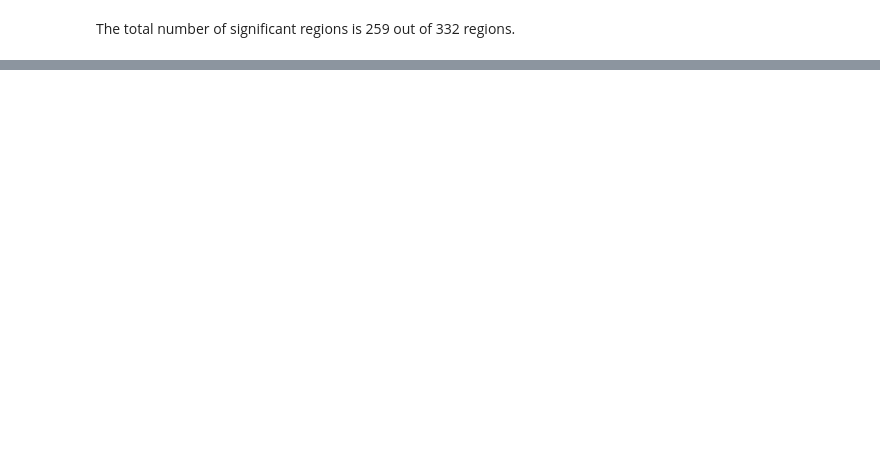
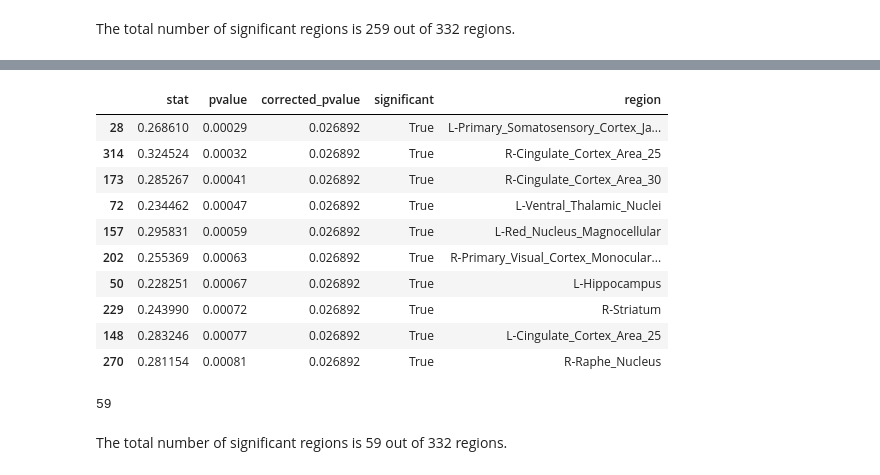
Before and after one commit to neurodata/badea-mouse, a Jupyter notebook: docs/2023-03-01-volume-differences.ipynb, the cells around one changed output, grey strips where cells are left out. Saved outputs shown, nothing was run; the diff lists cells and outputs as text; code cells hidden in the pictures; blank space fills up the shorter version.

```diff
--- a/docs/2023-03-01-volume-differences.ipynb
+++ b/docs/2023-03-01-volume-differences.ipynb
@@ -230,0 +340,43 @@ The total number of significant regions is 259 out of 332 regions.
+# %%
+res = Parallel(-1, verbose=0)(
+    delayed(worker)(apoe2[:, i, :], apoe3[:, i, :], apoe4[:, i, :], reps=100000)
+    for i in range(apoe2.shape[1])
+)
+
+region_df = pd.DataFrame(res, columns=["stat", "pvalue"])
+
+region_df["idx"] = np.arange(apoe2.shape[1])
+
+for idx, row in region_df.iterrows():
+    loc = row["idx"]
+    region = vertex_df.loc[loc, ["Hemisphere", "Structure"]]
+
+    region_df.loc[idx, "region"] = "-".join(region.values)
+
+significant, corrected_pvalue, _, _ = multipletests(region_df.pvalue, method="fdr_bh")
+region_df["corrected_pvalue"] = corrected_pvalue
+region_df["significant"] = significant
+
+region_df = region_df[["stat", "pvalue", "corrected_pvalue", "significant", "region"]]
+
+region_df.to_csv("../outs/fa_vertex.csv", index=False)
+# %%
+region_df.sort_values(["pvalue", "stat"], ascending=[True, False]).head(10)
+# %% [output]
+|  | stat | pvalue | corrected_pvalue | significant | region |
+| 28 | 0.268610 | 0.00029 | 0.026892 | True | L-Primary_Somatosensory_Cortex_Ja... |
+| 314 | 0.324524 | 0.00032 | 0.026892 | True | R-Cingulate_Cortex_Area_25 |
+| 173 | 0.285267 | 0.00041 | 0.026892 | True | R-Cingulate_Cortex_Area_30 |
+| 72 | 0.234462 | 0.00047 | 0.026892 | True | L-Ventral_Thalamic_Nuclei |
+| 157 | 0.295831 | 0.00059 | 0.026892 | True | L-Red_Nucleus_Magnocellular |
+| 202 | 0.255369 | 0.00063 | 0.026892 | True | R-Primary_Visual_Cortex_Monocular... |
+| 50 | 0.228251 | 0.00067 | 0.026892 | True | L-Hippocampus |
+| 229 | 0.243990 | 0.00072 | 0.026892 | True | R-Striatum |
+| 148 | 0.283246 | 0.00077 | 0.026892 | True | L-Cingulate_Cortex_Area_25 |
+| 270 | 0.281154 | 0.00081 | 0.026892 | True | R-Raphe_Nucleus |
+# %%
+(region_df.significant).sum()
+# %% [output]
+59
+# %% [markdown]
+The total number of significant regions is 59 out of 332 regions.
```
Also changed, not shown: parts of 38 cells of this notebook, 7 other files.
